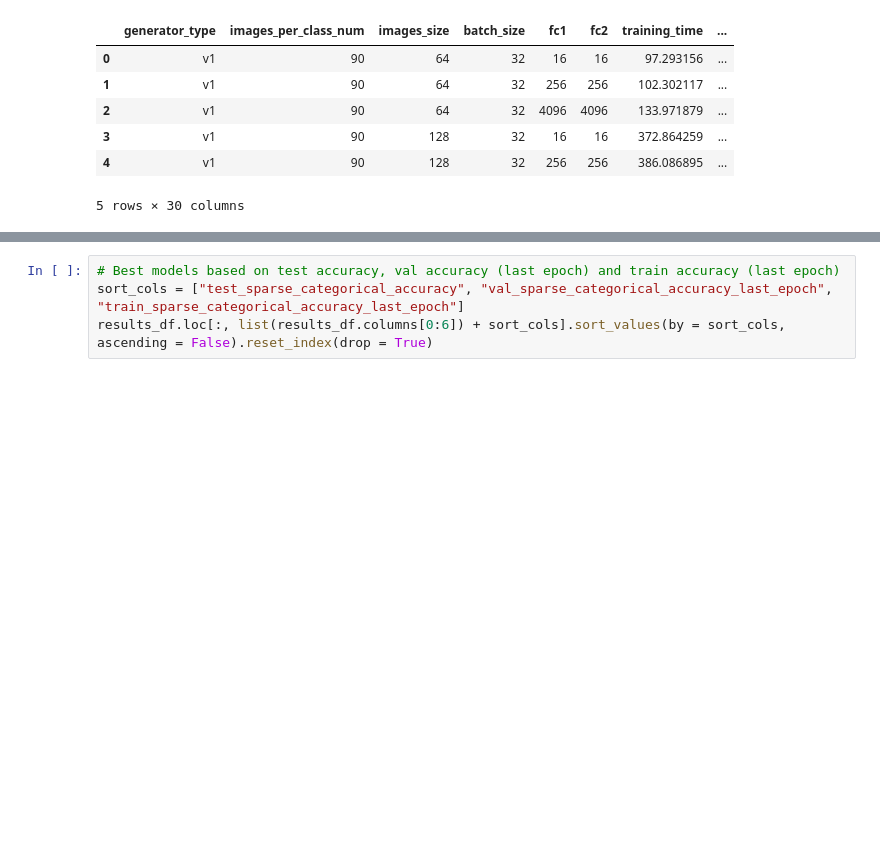
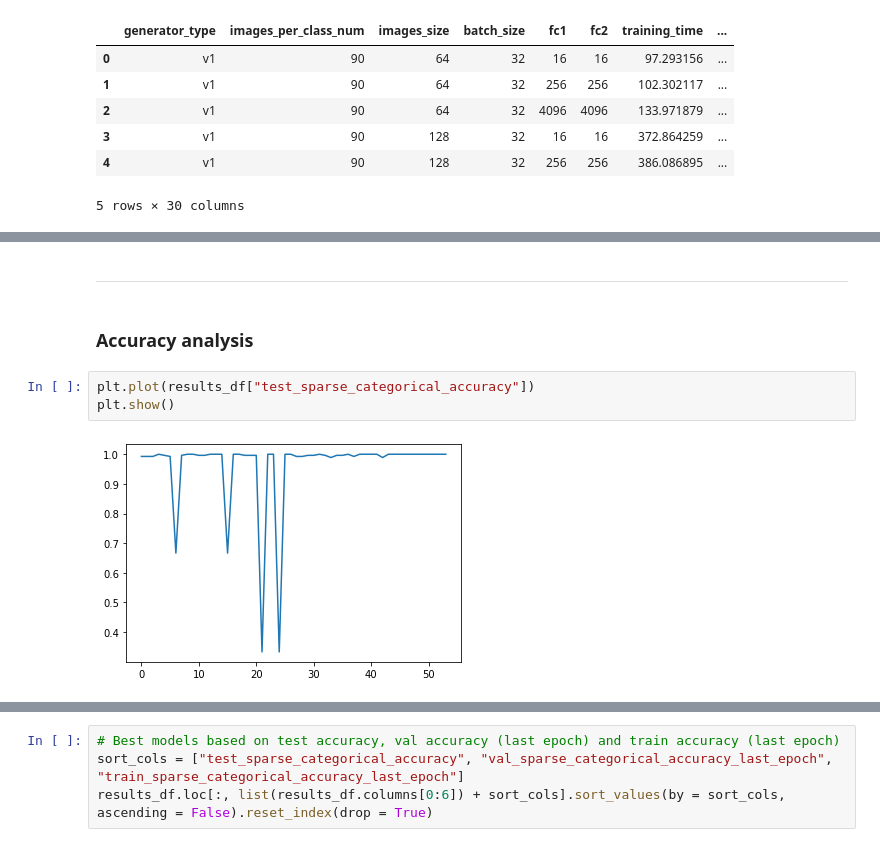
Before and after one commit to paldynaagata/Recognition-of-the-Wigner-caustic-of-ovals, a Jupyter notebook: images_classification/notebooks/vgg16_results_analysis.ipynb, the cells around one changed output, grey strips where cells are left out. Cells and saved outputs as stored; diff of their text form; blank space fills up the shorter version.

```diff
--- a/images_classification/notebooks/vgg16_results_analysis.ipynb
+++ b/images_classification/notebooks/vgg16_results_analysis.ipynb
@@ -17,0 +68,9 @@ results_df.head()
+# %% [markdown]
+---
+# %% [markdown]
+### Accuracy analysis
+# %%
+plt.plot(results_df["test_sparse_categorical_accuracy"])
+plt.show()
+# %% [output]
+[figure, added]
```
Also changed, not shown: parts of 19 cells of this notebook.
